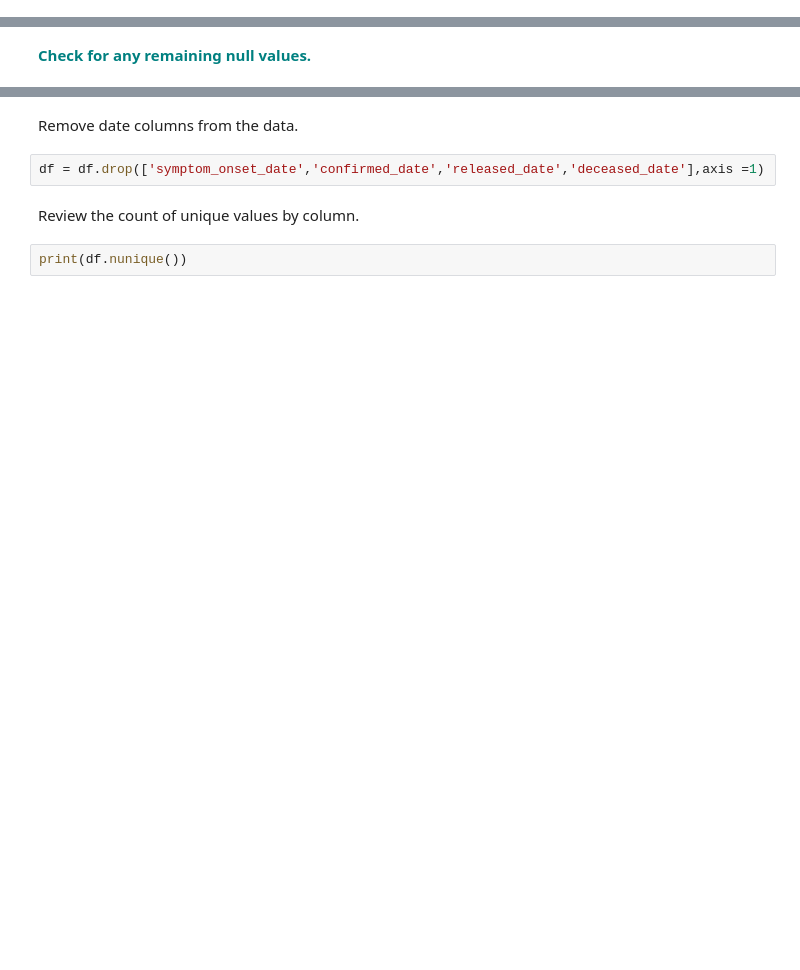
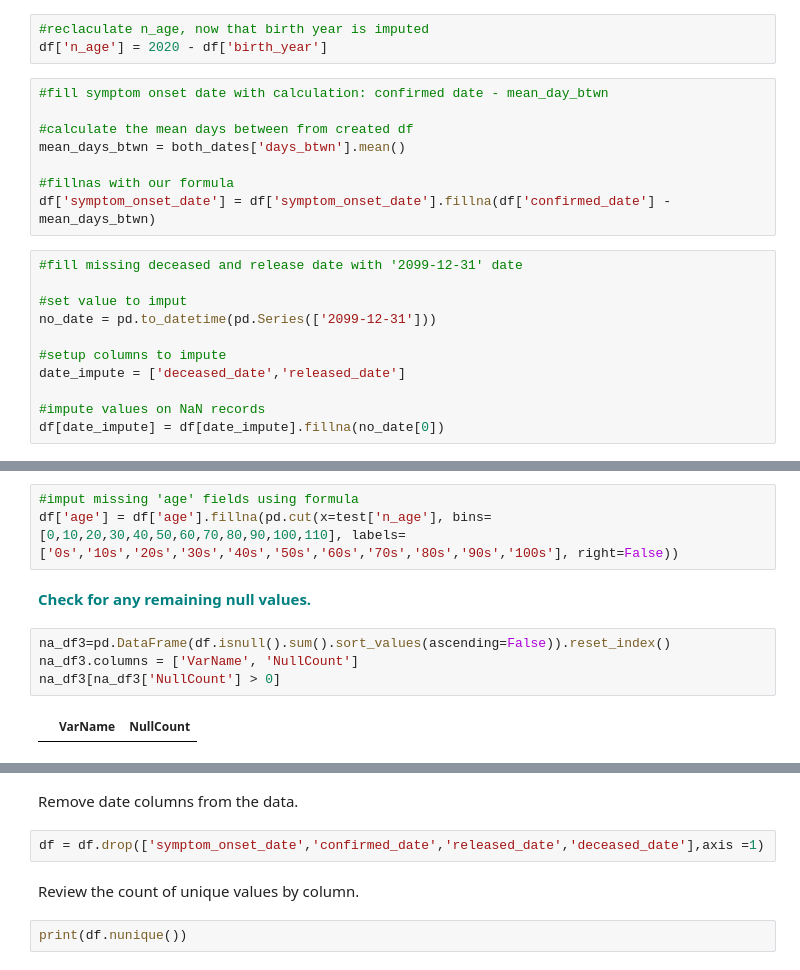
Before and after one commit to BrettlyCD/random-forest, a Jupyter notebook: RandomForest_casestudy_covid19.ipynb, the cells around one changed output, grey strips where cells are left out. Cells and saved outputs as stored; diff of their text form; blank space fills up the shorter version.

Commit message:
Complete filling na values.

```diff
--- a/RandomForest_casestudy_covid19.ipynb
+++ b/RandomForest_casestudy_covid19.ipynb
@@ -228,0 +271,22 @@ Initial Thoughts: NaN deceased data likely means they aren't deceased, so we sho
+# %%
+#reclaculate n_age, now that birth year is imputed
+df['n_age'] = 2020 - df['birth_year']
+# %%
+#fill symptom onset date with calculation: confirmed date - mean_day_btwn
+
+#calculate the mean days between from created df
+mean_days_btwn = both_dates['days_btwn'].mean()
+
+#fillnas with our formula
+df['symptom_onset_date'] = df['symptom_onset_date'].fillna(df['confirmed_date'] - mean_days_btwn)
+# %%
+#fill missing deceased and release date with '2099-12-31' date
+
+#set value to imput
+no_date = pd.to_datetime(pd.Series(['2099-12-31']))
+
+#setup columns to impute
+date_impute = ['deceased_date','released_date']
+
+#impute values on NaN records
+df[date_impute] = df[date_impute].fillna(no_date[0])
@@ -229,4 +308,13 @@ Initial Thoughts: NaN deceased data likely means they aren't deceased, so we sho
+# %%
+#imput missing 'age' fields using formula
+df['age'] = df['age'].fillna(pd.cut(x=test['n_age'], bins=[0,10,20,30,40,50,60,70,80,90,100,110], labels=['0s','10s','20s','30s','40s','50s','60s','70s','80s','90s','100s'], right=False))
 # %% [markdown]
  **<font color='teal'> Check for any remaining null values.</font>**
+# %%
+na_df3=pd.DataFrame(df.isnull().sum().sort_values(ascending=False)).reset_index()
+na_df3.columns = ['VarName', 'NullCount']
+na_df3[na_df3['NullCount'] > 0]
+# %% [output]
+|  | VarName | NullCount |
 # %%
 df.head()
```
Also changed, not shown: parts of 15 cells of this notebook.
